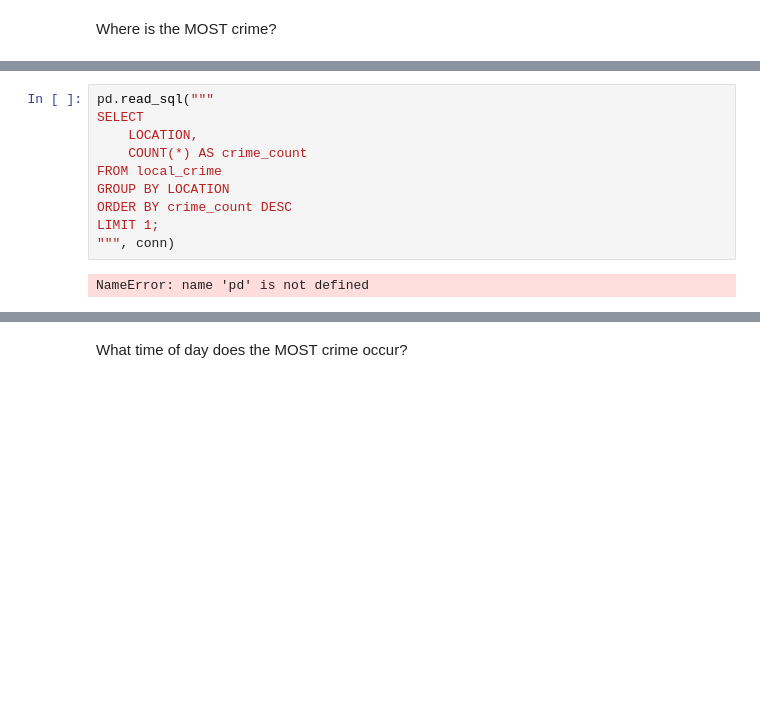
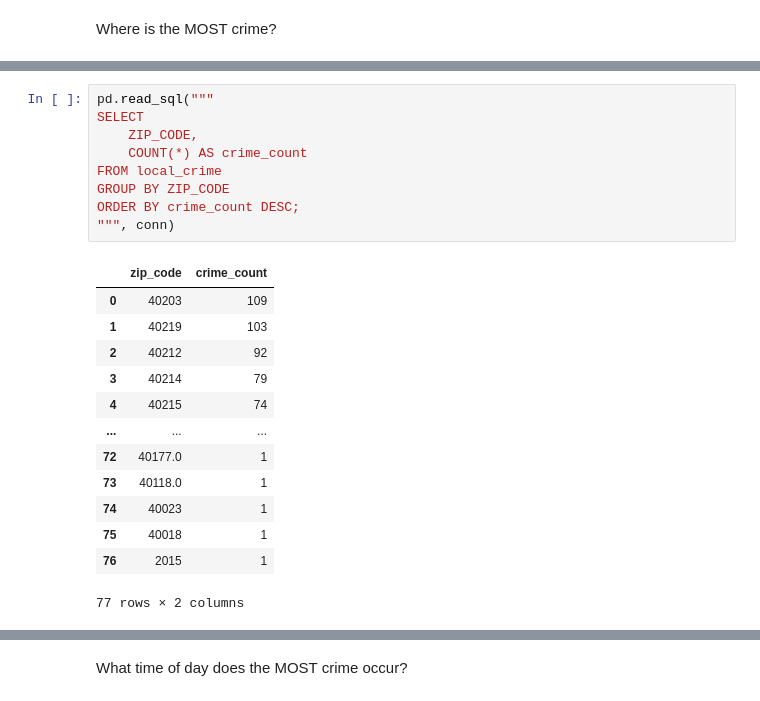
Before and after one commit to 2BLB/UBIAnalysis, a Jupyter notebook: notebooks/UBI_Analysis_notebook.ipynb, the cells around one changed output, grey strips where cells are left out. Saved outputs shown, nothing was run; the diff lists cells and outputs as text; blank space fills up the shorter version.

```diff
--- a/UBI_Analysis_notebook.ipynb
+++ b/notebooks/UBI_Analysis_notebook.ipynb
@@ -477,12 +437,23 @@ NameError: name 'pd' is not defined
 # %%
 pd.read_sql("""
 SELECT
-    LOCATION,
+    ZIP_CODE,
     COUNT(*) AS crime_count
 FROM local_crime
-GROUP BY LOCATION
-ORDER BY crime_count DESC
-LIMIT 1;
+GROUP BY ZIP_CODE
+ORDER BY crime_count DESC;
 """, conn)
 # %% [output]
+|  | zip_code | crime_count |
+| 0 | 40203 | 109 |
+| 1 | 40219 | 103 |
+| 2 | 40212 | 92 |
+| 3 | 40214 | 79 |
+| 4 | 40215 | 74 |
+| ... | ... | ... |
+| 72 | 40177.0 | 1 |
+| 73 | 40118.0 | 1 |
+| 74 | 40023 | 1 |
+| 75 | 40018 | 1 |
+| 76 | 2015 | 1 |
-NameError: name 'pd' is not defined
+77 rows × 2 columns
```
Also changed, not shown: parts of 4 cells of this notebook, 10 other files.
